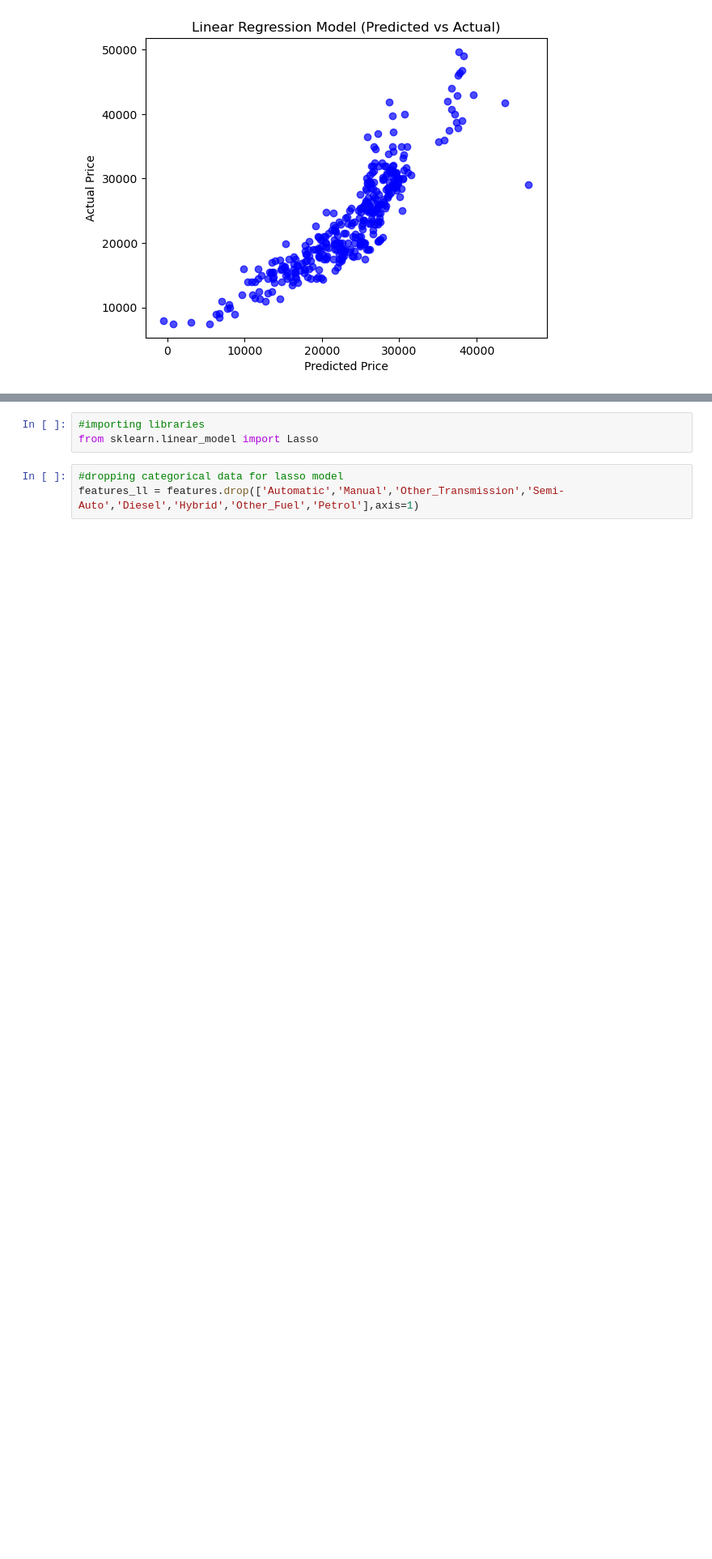
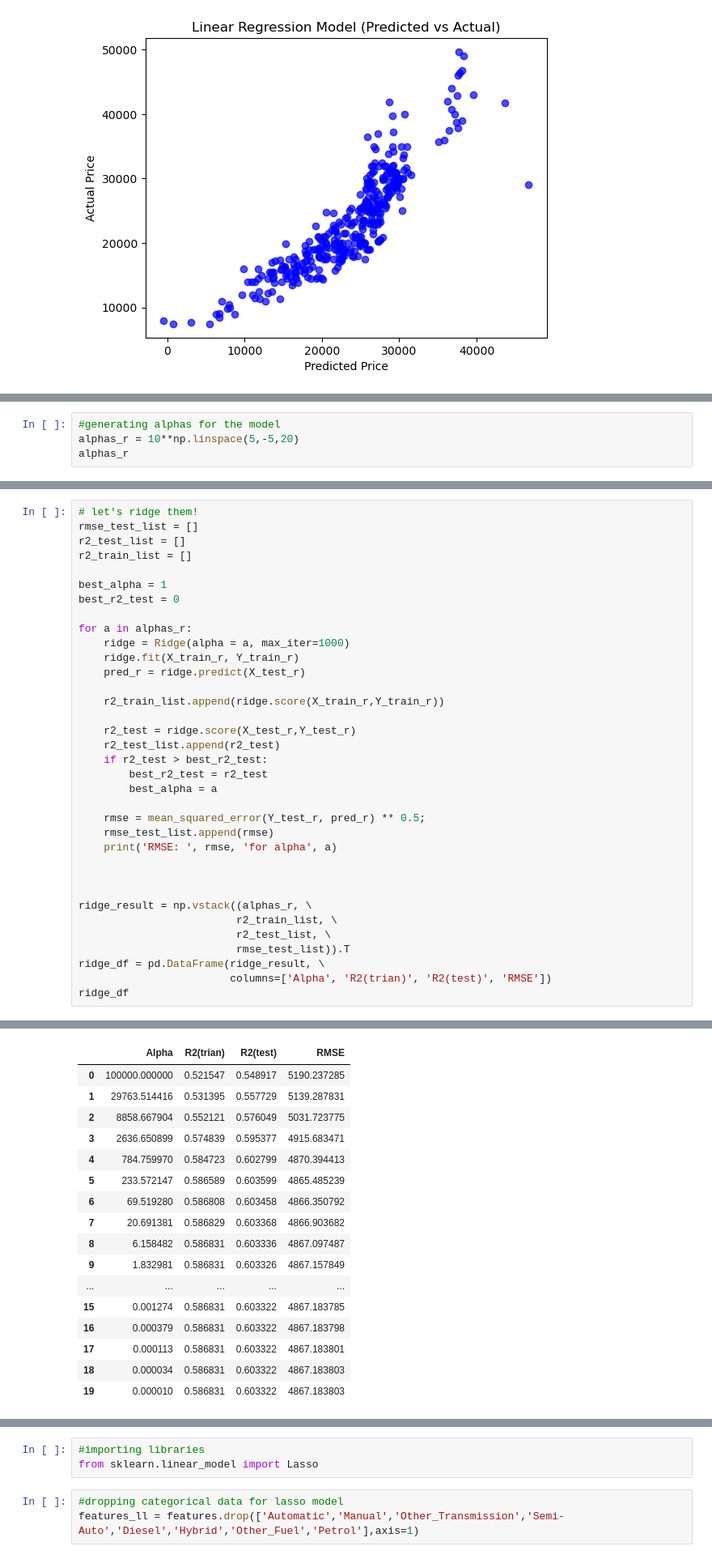
Before and after one commit to dssalaza/MLMaverickProject, a Jupyter notebook: Project1.ipynb, the cells around one changed output, grey strips where cells are left out. Shown: that part at 81% size. Saved outputs shown, nothing was run; the diff lists cells and outputs as text; blank space fills up the shorter version.

```diff
--- a/Project1.ipynb
+++ b/Project1.ipynb
@@ -582,0 +589,4 @@ print(df)
+# %%
+#generating alphas for the model
+alphas_r = 10**np.linspace(5,-5,20)
+alphas_r
@@ -582,0 +634,36 @@ print(df)
+# %%
+# let's ridge them!
+rmse_test_list = []
+r2_test_list = []
+r2_train_list = []
+
+best_alpha = 1
+best_r2_test = 0
+
+for a in alphas_r:
+    ridge = Ridge(alpha = a, max_iter=1000)
+    ridge.fit(X_train_r, Y_train_r)
+    pred_r = ridge.predict(X_test_r)
+
+    r2_train_list.append(ridge.score(X_train_r,Y_train_r))
+
+    r2_test = ridge.score(X_test_r,Y_test_r)
+    r2_test_list.append(r2_test)
+    if r2_test > best_r2_test:
+        best_r2_test = r2_test
+        best_alpha = a
+
+    rmse = mean_squared_error(Y_test_r, pred_r) ** 0.5;
+    rmse_test_list.append(rmse)
+    print('RMSE: ', rmse, 'for alpha', a)
+
+
+
+ridge_result = np.vstack((alphas_r, \
+                         r2_train_list, \
+                         r2_test_list, \
+                         rmse_test_list)).T
+ridge_df = pd.DataFrame(ridge_result, \
+                        columns=['Alpha', 'R2(trian)', 'R2(test)', 'RMSE'])
+ridge_df
+# %% [output]
@@ -582,0 +690,17 @@ print(df)
+|  | Alpha | R2(trian) | R2(test) | RMSE |
+| 0 | 100000.000000 | 0.521547 | 0.548917 | 5190.237285 |
+| 1 | 29763.514416 | 0.531395 | 0.557729 | 5139.287831 |
+| 2 | 8858.667904 | 0.552121 | 0.576049 | 5031.723775 |
+| 3 | 2636.650899 | 0.574839 | 0.595377 | 4915.683471 |
+| 4 | 784.759970 | 0.584723 | 0.602799 | 4870.394413 |
+| 5 | 233.572147 | 0.586589 | 0.603599 | 4865.485239 |
+| 6 | 69.519280 | 0.586808 | 0.603458 | 4866.350792 |
+| 7 | 20.691381 | 0.586829 | 0.603368 | 4866.903682 |
+| 8 | 6.158482 | 0.586831 | 0.603336 | 4867.097487 |
+| 9 | 1.832981 | 0.586831 | 0.603326 | 4867.157849 |
+| ... | ... | ... | ... | ... |
+| 15 | 0.001274 | 0.586831 | 0.603322 | 4867.183785 |
+| 16 | 0.000379 | 0.586831 | 0.603322 | 4867.183798 |
+| 17 | 0.000113 | 0.586831 | 0.603322 | 4867.183801 |
+| 18 | 0.000034 | 0.586831 | 0.603322 | 4867.183803 |
+| 19 | 0.000010 | 0.586831 | 0.603322 | 4867.183803 |
```
Also changed, not shown: parts of 22 cells of this notebook.
